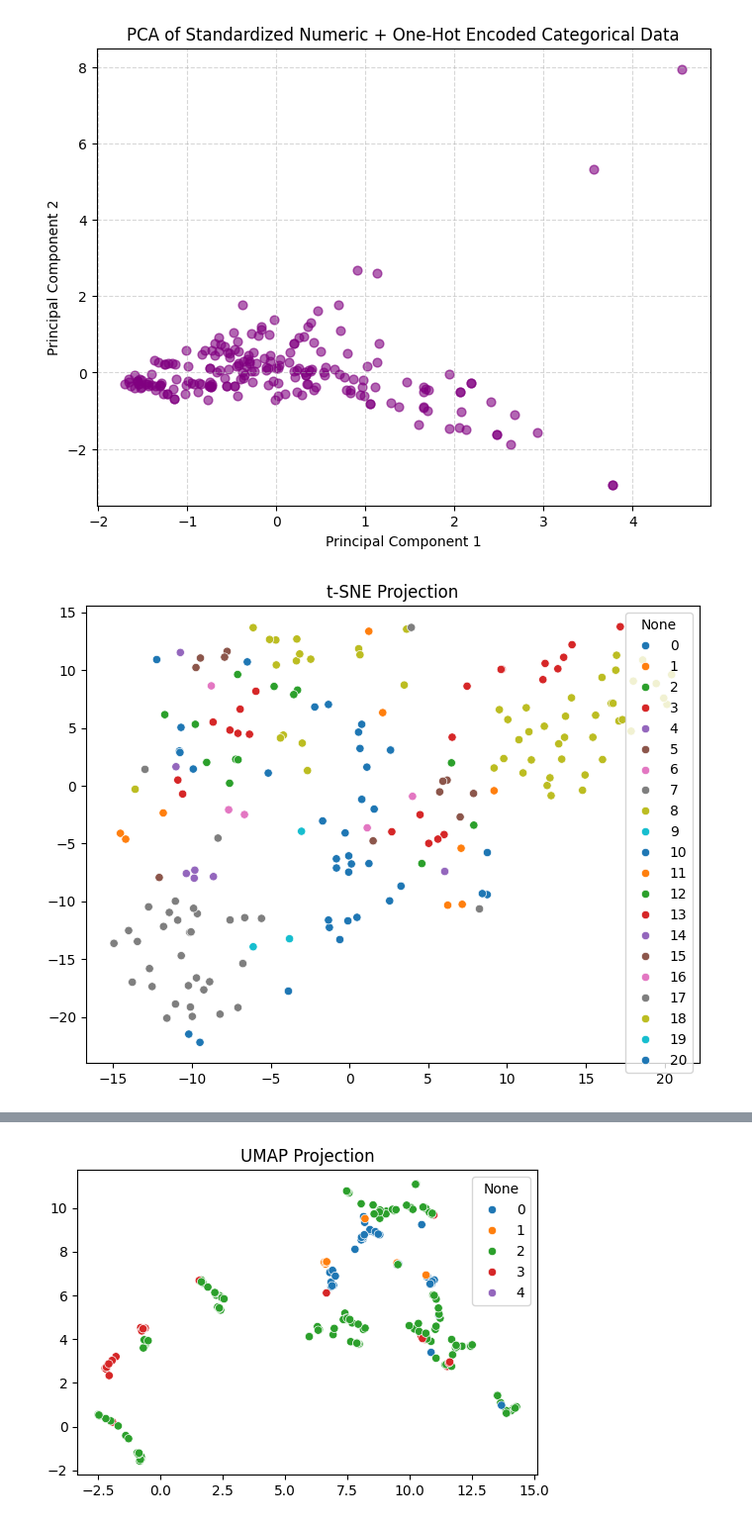
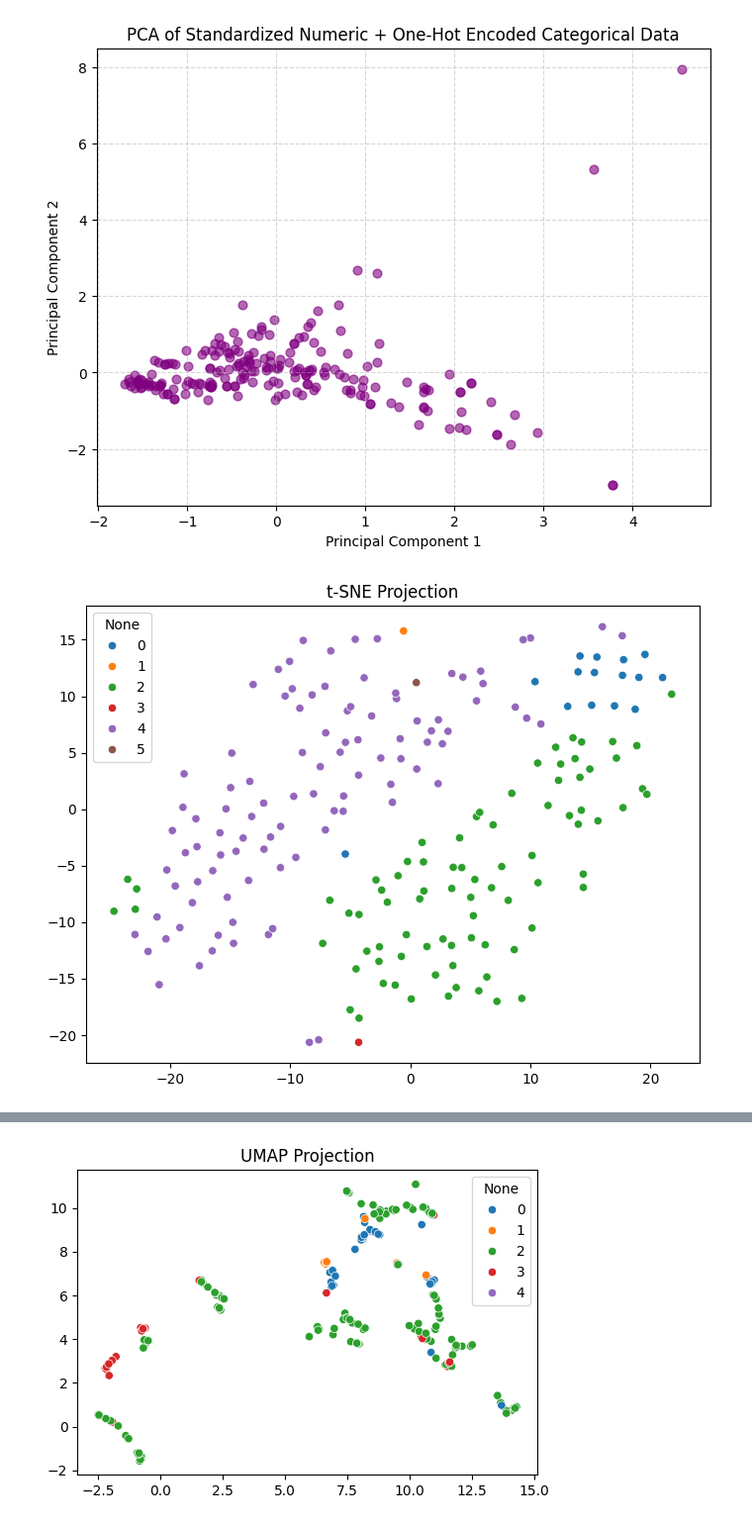
Before and after one commit to alexisannm04/CHE4230-Group-Project, a Jupyter notebook: notebooks/Progress.ipynb, the cells around one changed output, grey strips where cells are left out. Shown at 99% size. Saved outputs shown, nothing was run; the diff lists cells and outputs as text; code cells hidden in the pictures.

```diff
--- a/notebooks/Progress.ipynb
+++ b/notebooks/Progress.ipynb
@@ -204,18 +204,18 @@ plt.show()
 # %% [output]
 [figure]
 # %%
-tsne = TSNE(n_components=2, perplexity=30, random_state=42)
+tsne = TSNE(n_components=2, perplexity=40, random_state=42)
 X_tsne = tsne.fit_transform(full_matrix)
 
-y = book_data_raw["Genre"].astype("category").cat.codes
+y = book_data_raw["form"].astype("category").cat.codes
 
 # Plot
 plt.figure(figsize=(8,6))
 sns.scatterplot(x=X_tsne[:, 0], y=X_tsne[:, 1], hue=y, palette="tab10")
 plt.title("t-SNE Projection")
 plt.show()
 # %% [output]
-[figure, old version]
+[figure, new version]
 # %%
 y = book_data_raw["form"].astype("category").cat.codes
 
```
Also changed, not shown: parts of 5 cells of this notebook.
